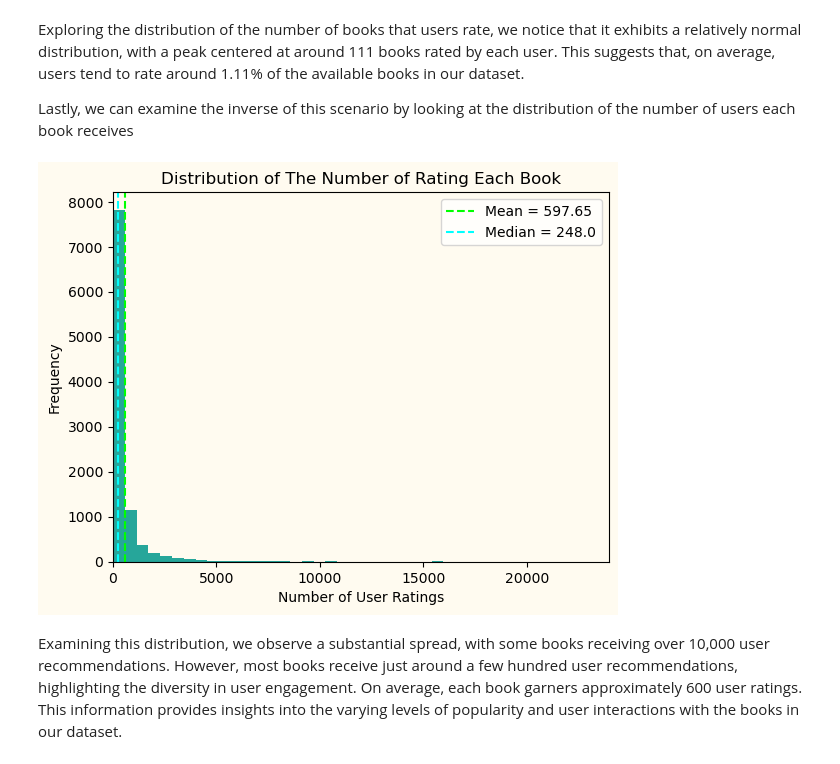
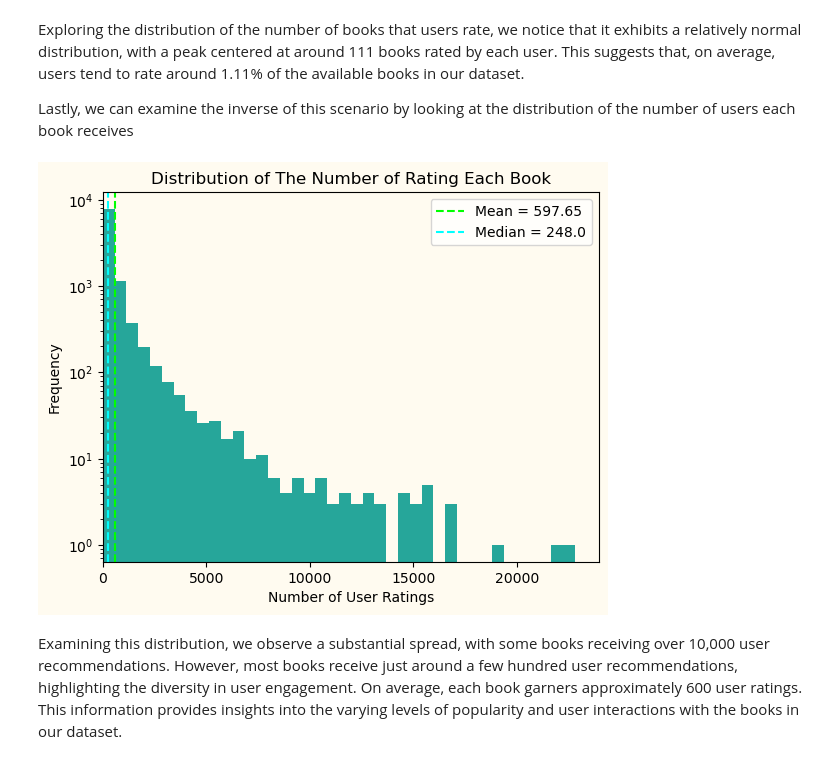
Before and after one commit to CamelSal/BookRecommender, a Jupyter notebook: CapstoneEDA.ipynb, the cells around one changed output. Cells and saved outputs as stored; diff of their text form; code cells hidden in the pictures.

```diff
--- a/CapstoneEDA.ipynb
+++ b/CapstoneEDA.ipynb
@@ -772,20 +771,21 @@ Lastly, we can examine the inverse of this scenario by looking at the distributi
 # %%
 num_rates = ratings_df[['book_id','user_id']].groupby('book_id').count()
 
 plt.figure(facecolor='#fffbf0')
 ax = plt.axes()
 ax.set_facecolor("#fffbf0")
 plt.title('Distribution of The Number of Rating Each Book')
 plt.xlabel('Number of User Ratings')
 plt.ylabel('Frequency')
 plt.hist(num_rates['user_id'], bins = 40,color = '#26a69a')
 plt.axvline(num_rates['user_id'].mean(),ls = '--',color = 'lime', label = f"Mean = {np.round(num_rates['user_id'].mean(),2)}")
 plt.axvline(num_rates['user_id'].median(),ls = '--',color = 'cyan', label = f"Median = {num_rates['user_id'].median()}")
 plt.legend()
 plt.xlim(0)
+plt.yscale('log')
 plt.show()
 # %% [output]
-[figure, old version]
+[figure, new version]
 # %% [markdown]
 Examining this distribution, we observe a substantial spread, with some books receiving over 10,000 user recommendations. However, most books receive just around a few hundred user recommendations, highlighting the diversity in user engagement. On average, each book garners approximately 600 user ratings. This information provides insights into the varying levels of popularity and user interactions with the books in our dataset.
 # %% [markdown]
```
Also changed, not shown: parts of 2 cells of this notebook.
